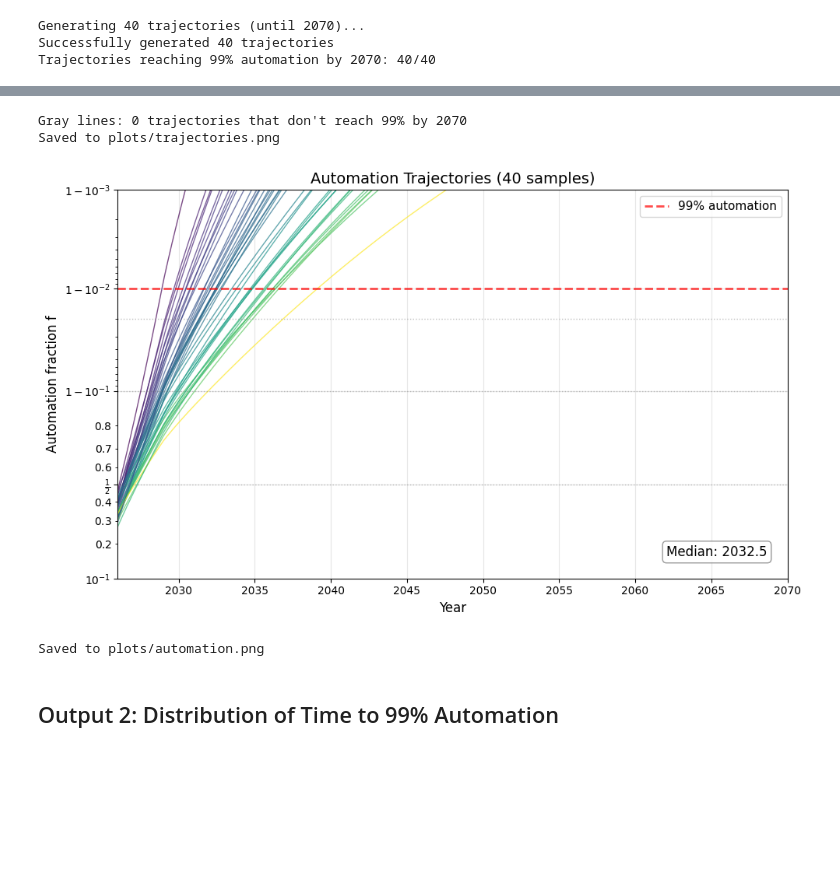
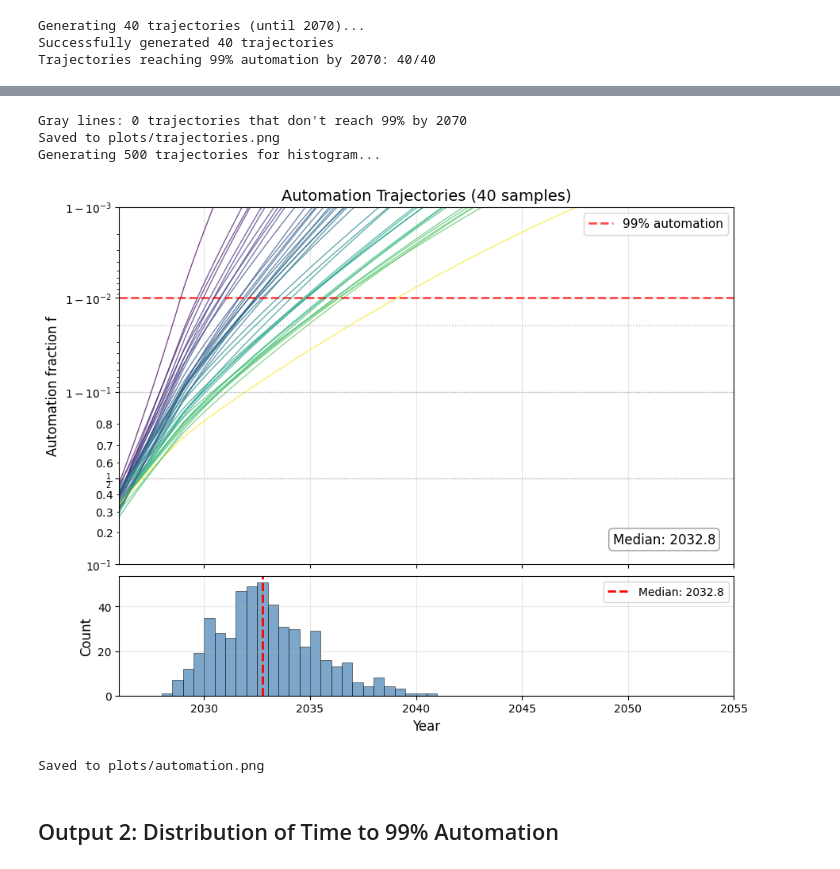
Before and after one commit to tkwa/ai-takeoff-model, a Jupyter notebook: takeoff_simulation.ipynb, the cells around one changed output, grey strips where cells are left out. Cells and saved outputs as stored; diff of their text form; code cells hidden in the pictures; blank space fills up the shorter version.

Commit message:
new graphs + more edits

```diff
--- a/takeoff_simulation.ipynb
+++ b/takeoff_simulation.ipynb
@@ -42,6 +42,7 @@ from IPython.display import display
 YEAR_START = 2026  # Start year of simulation
 YEAR_CUTOFF = 2070  # Cutoff year for "not reached" trajectories
 YEAR_NOT_REACHED = 2100  # Value assigned to trajectories that don't reach 99% by cutoff
+YEAR_PLOT_END = 2055  # End year for plot x-axes
 T_END = YEAR_CUTOFF - YEAR_START  # Simulation duration in years
 # %% [markdown]
 ## Parameter Sampling
@@ -585,7 +591,7 @@ axes[0, 0].set_ylabel('Software Level S', fontsize=12)
 axes[0, 0].set_yscale('log')
 axes[0, 0].set_title('Software Efficiency (40 samples)', fontsize=14)
 axes[0, 0].grid(True, alpha=0.3)
-axes[0, 0].set_xlim(YEAR_START, YEAR_CUTOFF)
+axes[0, 0].set_xlim(YEAR_START, YEAR_PLOT_END)
 
 # Top right: Parallel compute:labor ratio
 axes[0, 1].set_xlabel('Year', fontsize=12)
@@ -594,7 +600,7 @@ axes[0, 1].set_yscale('log')
 axes[0, 1].set_title('Parallel C-L Ratio $C / (L/(1-f))$ (40 samples)', fontsize=14)
 axes[0, 1].axhline(1, color='gray', linestyle='--', alpha=0.5)
 axes[0, 1].grid(True, alpha=0.3)
-axes[0, 1].set_xlim(YEAR_START, YEAR_CUTOFF)
+axes[0, 1].set_xlim(YEAR_START, YEAR_PLOT_END)
 
 # Bottom left: R(t)
 axes[1, 0].set_xlabel('Year', fontsize=12)
@@ -602,7 +608,7 @@ axes[1, 0].set_ylabel('Research Production R(t)', fontsize=12)
 axes[1, 0].set_yscale('log')
 axes[1, 0].set_title('Research Production (40 samples)', fontsize=14)
 axes[1, 0].grid(True, alpha=0.3)
-axes[1, 0].set_xlim(YEAR_START, YEAR_CUTOFF)
+axes[1, 0].set_xlim(YEAR_START, YEAR_PLOT_END)
 
 # Bottom right: Serial compute:labor ratio
 axes[1, 1].set_xlabel('Year', fontsize=12)
@@ -611,7 +617,7 @@ axes[1, 1].set_yscale('log')
 axes[1, 1].set_title('Serial C-L Ratio $C^\\zeta / (L/(1-f))^\\alpha$ (40 samples)', fontsize=14)
 axes[1, 1].axhline(1, color='gray', linestyle='--', alpha=0.5)
 axes[1, 1].grid(True, alpha=0.3)
-axes[1, 1].set_xlim(YEAR_START, YEAR_CUTOFF)
+axes[1, 1].set_xlim(YEAR_START, YEAR_PLOT_END)
 
 # Add colorbar in dedicated space on the right
 sm = plt.cm.ScalarMappable(cmap=cmap, norm=plt.Normalize(vmin=t_min, vmax=t_max))
@@ -626,8 +632,14 @@ n_not_reached = sum(1 for t in times_to_99 if t >= YEAR_NOT_REACHED)
 print(f"Gray lines: {n_not_reached} trajectories that don't reach 99% by {YEAR_CUTOFF}")
 print(f"Saved to plots/trajectories.png")
 
-# Separate automation trajectories plot
-fig2, ax_f = plt.subplots(figsize=(10, 6))
+# Generate 500 trajectories for histogram
+print(f"Generating 500 trajectories for histogram...")
+_, _, times_to_99_hist = generate_trajectories(n_trajectories=500, t_start=0, t_end=T_END, seed=123)
+median_99 = np.median(times_to_99_hist)
+
+# Automation trajectories plot with histogram bottom panel
+fig2, (ax_f, ax_hist) = plt.subplots(2, 1, figsize=(10, 8), height_ratios=[3, 1],
+                                      gridspec_kw={'hspace': 0.05})
 
 for i, (t_arr, S_arr, f_arr, R_arr, serial_ratio_arr, parallel_ratio_arr) in enumerate(trajectories):
     if times_to_99[i] < YEAR_NOT_REACHED:
@@ -638,7 +650,6 @@ for i, (t_arr, S_arr, f_arr, R_arr, serial_ratio_arr, parallel_ratio_arr) in enu
         alpha = 0.4
     ax_f.plot(t_arr + YEAR_START, f_arr, color=color, alpha=alpha, linewidth=1)
 
-ax_f.set_xlabel('Year', fontsize=12)
 ax_f.set_ylabel('Automation fraction f', fontsize=12)
 ax_f.set_title('Automation Trajectories (40 samples)', fontsize=14)
 ax_f.set_yscale('logit')
@@ -649,13 +660,24 @@ ax_f.axhline(0.98, color='gray', linestyle=':', alpha=0.5, linewidth=1)
 ax_f.axhline(0.99, color='red', linestyle='--', alpha=0.7, linewidth=2, label='99% automation')
 ax_f.legend(fontsize=11)
 ax_f.grid(True, alpha=0.3)
-ax_f.set_xlim(YEAR_START, YEAR_CUTOFF)
+ax_f.set_xlim(YEAR_START, YEAR_PLOT_END)
+ax_f.tick_params(labelbottom=False)  # hide x tick labels on top panel
 
-# Add median date label in bottom-right corner
-median_99 = np.median(times_to_99)
+# Median label on top panel
 ax_f.text(0.97, 0.05, f'Median: {median_99:.1f}', transform=ax_f.transAxes,
           fontsize=12, ha='right', va='bottom',
           bbox=dict(boxstyle='round,pad=0.3', facecolor='white', edgecolor='gray', alpha=0.8))
+
+# Histogram bottom panel (500 trajectories)
+ax_hist.hist(times_to_99_hist, bins=np.arange(2027, YEAR_PLOT_END + 0.5, 0.5),
+             edgecolor='black', linewidth=0.5, alpha=0.7, color='steelblue')
+ax_hist.axvline(median_99, color='red', linestyle='--', linewidth=2,
+                label=f'Median: {median_99:.1f}')
+ax_hist.set_xlabel('Year', fontsize=12)
+ax_hist.set_ylabel('Count', fontsize=12)
+ax_hist.legend(fontsize=10)
+ax_hist.grid(True, alpha=0.3)
+ax_hist.set_xlim(YEAR_START, YEAR_PLOT_END)
 
 plt.tight_layout()
 fig2.savefig('plots/automation.png', dpi=150, bbox_inches='tight')
@@ -666,6 +688,7 @@ print(f"Saved to plots/automation.png")
 Gray lines: 0 trajectories that don't reach 99% by 2070
 Saved to plots/trajectories.png
+Generating 500 trajectories for histogram...
-[figure, old version]
+[figure, new version]
 Saved to plots/automation.png
 # %% [markdown]
 ## Output 2: Distribution of Time to 99% Automation
```
Also changed, not shown: parts of 5 cells of this notebook, 3 other files.
